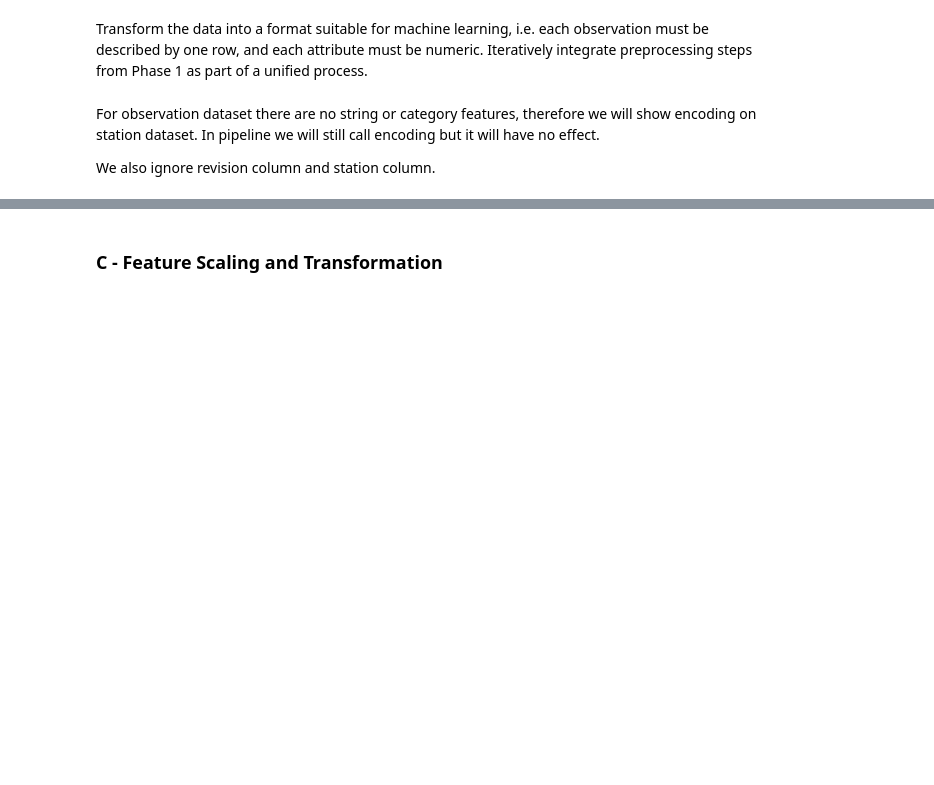
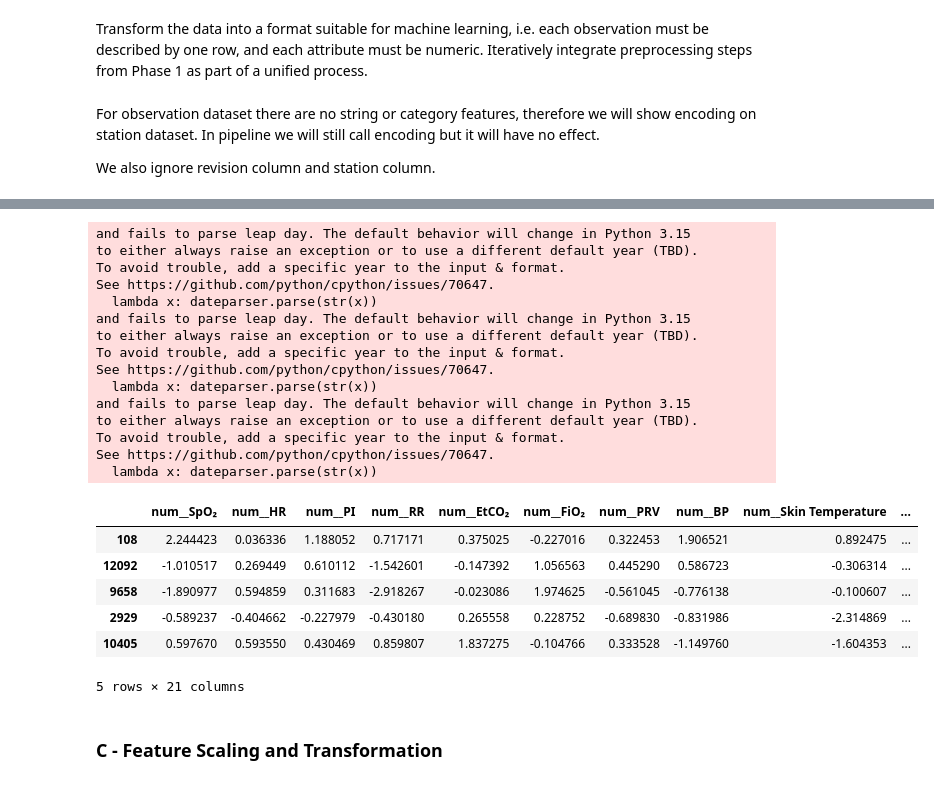
Before and after one commit to kurcinamarian/IAU, a Jupyter notebook: phase_2.ipynb, the cells around one changed output, grey strips where cells are left out. Drawn from its saved outputs; the diff is of its cells as text; code cells hidden in the pictures; blank space fills up the shorter version.

```diff
--- a/phase_2.ipynb
+++ b/phase_2.ipynb
@@ -365,3 +483,77 @@ station.head()
+# %%
+def get_numeric_columns(df):
+    return df.select_dtypes(include=['int', 'float']).columns.tolist()
+
+numeric_pipeline = Pipeline([
+    ("power", PowerTransformer(method="yeo-johnson")),
+    #("poly", PolynomialFeatures(degree=2, include_bias=False)),
+    ("scaler", StandardScaler()),
+    #("scaler", MinMaxScaler(feature_range=(-1, 1)))
+])
+
+observation_pipeline = Pipeline([
+    ("schema", EnforceSchema(schema=observation_schema)),
+    ("ranges", EnforceValueRanges(ranges=valid_ranges)),
+    ("drop_geo", DropColumns(columns=['latitude', 'longitude'])),
+    ("drop_na", DropNA(how='any')),
+    ("remove_duplicates", RemoveDuplicates()),
+    ("encode", ColumnTransformer([
+        ('cat', cat_pipeline, []),
+        ('num', numeric_pipeline, get_numeric_columns)
+    ], remainder='passthrough').set_output(transform="pandas")),
+])
+
+station_pipeline = Pipeline([
+    ("schema", EnforceSchema(schema=station_schema)),
+    ("drop_station_and_date", DropColumns(columns=['station', 'revision'])),
+    ("parse_location", ParseLocation(column='location')),
+    ("drop_na", DropNA(how='any')),
+    ("remove_duplicates", RemoveDuplicates()),
+    ("encode", ColumnTransformer([
+        ('cat', cat_pipeline, []),
+        ('num', numeric_pipeline, get_numeric_columns)
+    ], remainder='passthrough').set_output(transform="pandas")),
+])
+
+patient_pipeline = Pipeline([
+    ("schema", EnforceSchema(schema=patient_schema)),
+    ("remove_duplicates", RemoveDuplicates()),
+    ("encode", ColumnTransformer([
+        ('cat', cat_pipeline, [])
+        #('num', numeric_pipeline, get_numeric_columns)
+    ], remainder='passthrough').set_output(transform="pandas")),
+])
+
+
+
+observation = observation_pipeline.fit_transform(train)
+station = station_pipeline.fit_transform(pd.read_csv("dataset/station.csv", sep='\t'))
+patient = patient_pipeline.fit_transform(pd.read_csv("dataset/patient.csv", sep='\t'))
+
+observation.head()
+# %% [output]
+and fails to parse leap day. The default behavior will change in Python 3.15
+to either always raise an exception or to use a different default year (TBD).
+To avoid trouble, add a specific year to the input & format.
+See https://github.com/python/cpython/issues/70647.
+  lambda x: dateparser.parse(str(x))
+and fails to parse leap day. The default behavior will change in Python 3.15
+to either always raise an exception or to use a different default year (TBD).
+To avoid trouble, add a specific year to the input & format.
+See https://github.com/python/cpython/issues/70647.
+  lambda x: dateparser.parse(str(x))
+and fails to parse leap day. The default behavior will change in Python 3.15
+to either always raise an exception or to use a different default year (TBD).
+To avoid trouble, add a specific year to the input & format.
+See https://github.com/python/cpython/issues/70647.
+  lambda x: dateparser.parse(str(x))
+|  | num__SpO₂ | num__HR | num__PI | num__RR | num__EtCO₂ | num__FiO₂ | num__PRV | num__BP | num__Skin Temperature | ... |
+| 108 | 2.244423 | 0.036336 | 1.188052 | 0.717171 | 0.375025 | -0.227016 | 0.322453 | 1.906521 | 0.892475 | ... |
+| 12092 | -1.010517 | 0.269449 | 0.610112 | -1.542601 | -0.147392 | 1.056563 | 0.445290 | 0.586723 | -0.306314 | ... |
+| 9658 | -1.890977 | 0.594859 | 0.311683 | -2.918267 | -0.023086 | 1.974625 | -0.561045 | -0.776138 | -0.100607 | ... |
+| 2929 | -0.589237 | -0.404662 | -0.227979 | -0.430180 | 0.265558 | 0.228752 | -0.689830 | -0.831986 | -2.314869 | ... |
+| 10405 | 0.597670 | 0.593550 | 0.430469 | 0.859807 | 1.837275 | -0.104766 | 0.333528 | -1.149760 | -1.604353 | ... |
+5 rows × 21 columns
 # %% [markdown]
 ### C - Feature Scaling and Transformation
 # %% [markdown]
```
Also changed, not shown: parts of 7 cells of this notebook, 1 other file.
